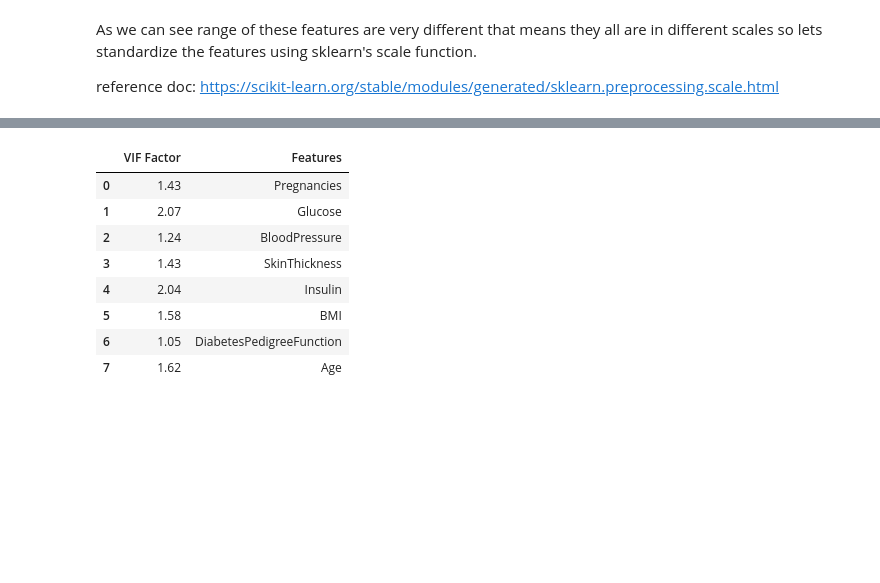
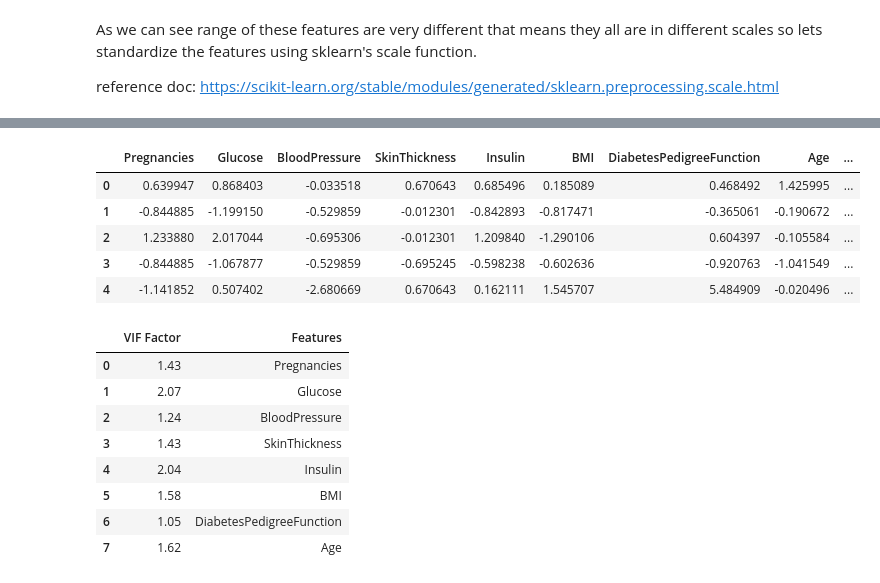
Before and after one commit to Abhiswain97/Complete-ML-Notes-and-Code, a Jupyter notebook: CloudyML-Data-Superstar/Assignments/Feature Selection/Feature Selection1.0.ipynb, the cells around one changed output, grey strips where cells are left out. Cells and saved outputs as stored; diff of their text form; code cells hidden in the pictures; blank space fills up the shorter version.

```diff
--- a/CloudyML-Data-Superstar/Assignments/Feature Selection/Feature Selection1.0.ipynb
+++ b/CloudyML-Data-Superstar/Assignments/Feature Selection/Feature Selection1.0.ipynb
@@ -961,5 +970,14 @@ for i in dia_df:
 | 50% | -2.509521e-01 | -1.489643e-01 | -1.675912e-02 | -1.230129e-02 | -2.283386e-01 | -4.406715e-02 | -3.001282e-01 | -3.608474e-01 | ... |
 | 75% | 6.399473e-01 | 6.140612e-01 | 6.282695e-01 | 3.291706e-01 | 3.722209e-01 | 6.147581e-01 | 4.662269e-01 | 6.602056e-01 | ... |
 | max | 3.906578e+00 | 2.542136e+00 | 4.102655e+00 | 7.955377e+00 | 7.128551e+00 | 4.983056e+00 | 5.883565e+00 | 4.063716e+00 | ... |
+# %%
+dia_df.head()
+# %% [output]
+|  | Pregnancies | Glucose | BloodPressure | SkinThickness | Insulin | BMI | DiabetesPedigreeFunction | Age | ... |
+| 0 | 0.639947 | 0.868403 | -0.033518 | 0.670643 | 0.685496 | 0.185089 | 0.468492 | 1.425995 | ... |
+| 1 | -0.844885 | -1.199150 | -0.529859 | -0.012301 | -0.842893 | -0.817471 | -0.365061 | -0.190672 | ... |
+| 2 | 1.233880 | 2.017044 | -0.695306 | -0.012301 | 1.209840 | -1.290106 | 0.604397 | -0.105584 | ... |
+| 3 | -0.844885 | -1.067877 | -0.529859 | -0.695245 | -0.598238 | -0.602636 | -0.920763 | -1.041549 | ... |
+| 4 | -1.141852 | 0.507402 | -2.680669 | 0.670643 | 0.162111 | 1.545707 | 5.484909 | -0.020496 | ... |
 # %%
 # import train_test_split
```
Also changed, not shown: parts of 21 cells of this notebook, 4 other files.
